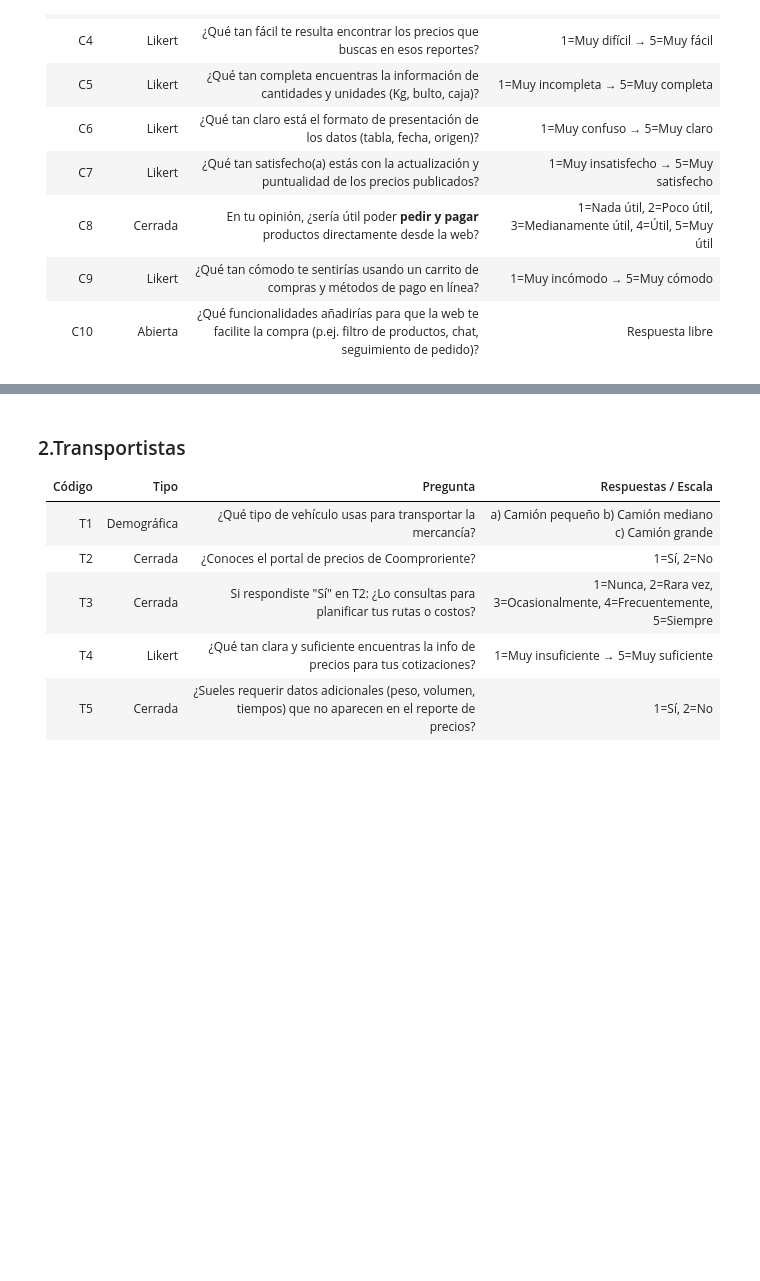
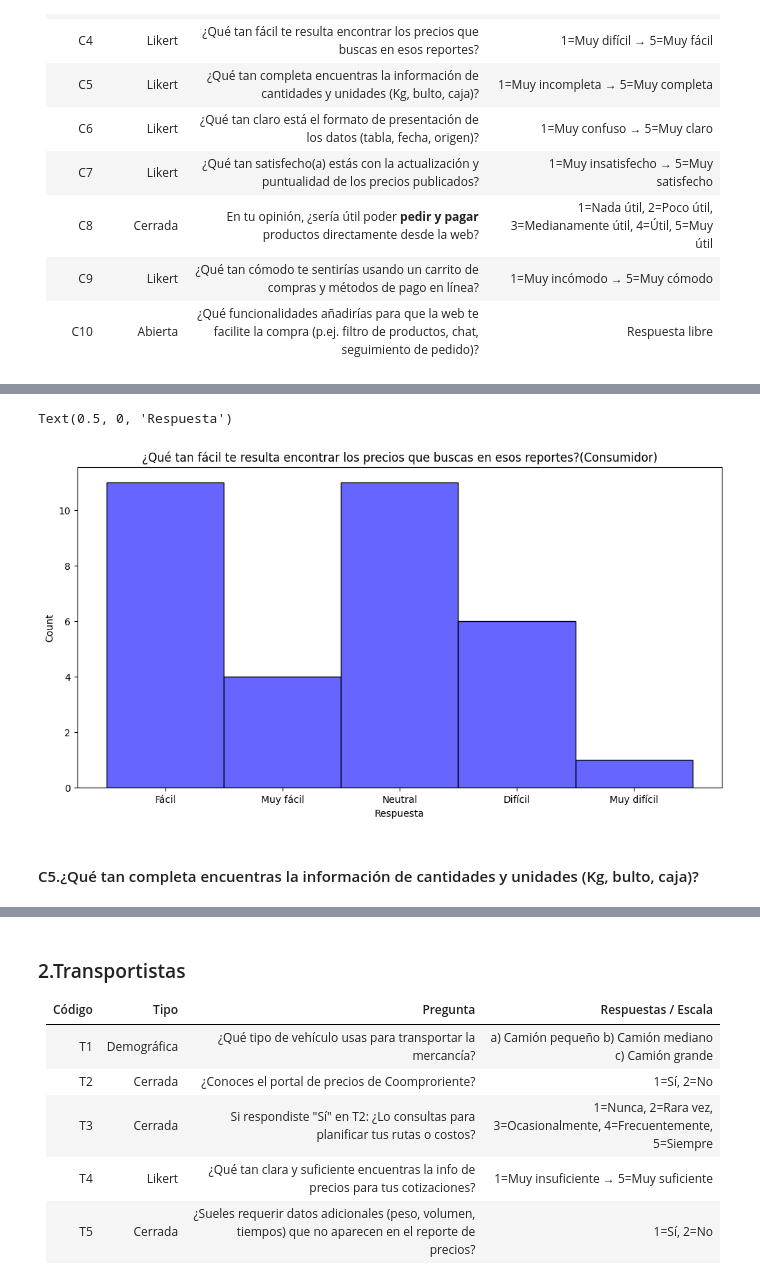
Before and after one commit to santiloc-hub/coomproriente-marketplace-analytics, a Jupyter notebook: Notebooks/Analisis_Encuestas.ipynb, the cells around one changed output, grey strips where cells are left out. Saved outputs shown, nothing was run; the diff lists cells and outputs as text; code cells hidden in the pictures; blank space fills up the shorter version.

```diff
--- a/Notebooks/Analisis_Encuestas.ipynb
+++ b/Notebooks/Analisis_Encuestas.ipynb
@@ -22,0 +148,10 @@ import seaborn as sns
+# %%
+C4_dict = {
+    '1': 'Muy difícil',
+    '2': 'Difícil',
+    '3': 'Neutral',
+    '4': 'Fácil',
+    '5': 'Muy fácil'
+}
+df_con_vdf['C4'] = df_con['C4'].map(C4_dict)
+df_con_vdf['C4'].value_counts()
@@ -22,0 +171,10 @@ import seaborn as sns
+# %%
+plt.figure(figsize=(12, 6))
+sns.histplot(df_con_vdf['C4'], bins=10, color='blue', alpha=0.6)
+plt.title('¿Qué tan fácil te resulta encontrar los precios que buscas en esos reportes?(Consumidor)')
+plt.xlabel('Respuesta')
+# %% [output]
+Text(0.5, 0, 'Respuesta')
+[figure, added]
+# %% [markdown]
+#### C5.¿Qué tan completa encuentras la información de cantidades y unidades (Kg, bulto, caja)?
```
Also changed, not shown: parts of 32 cells of this notebook.
